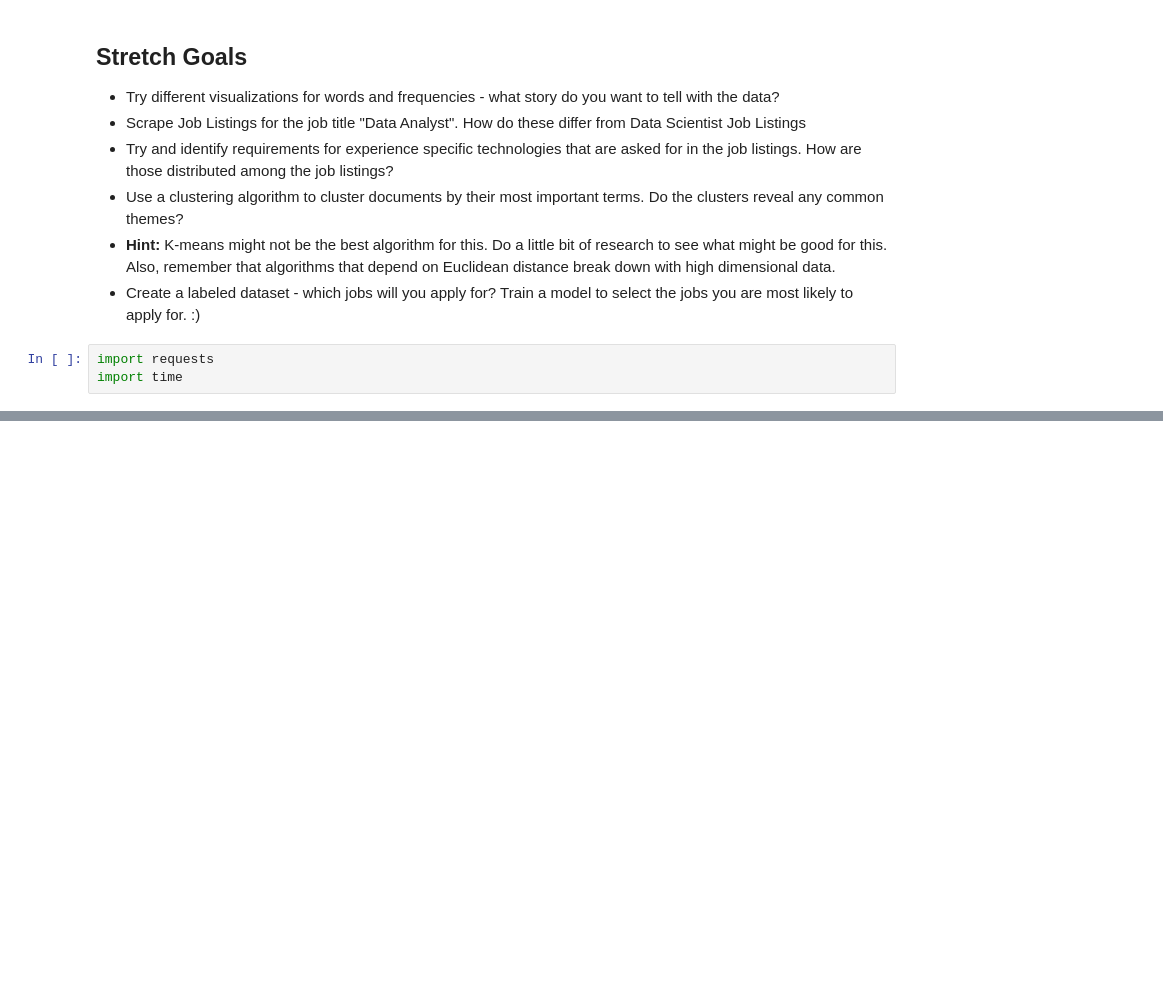
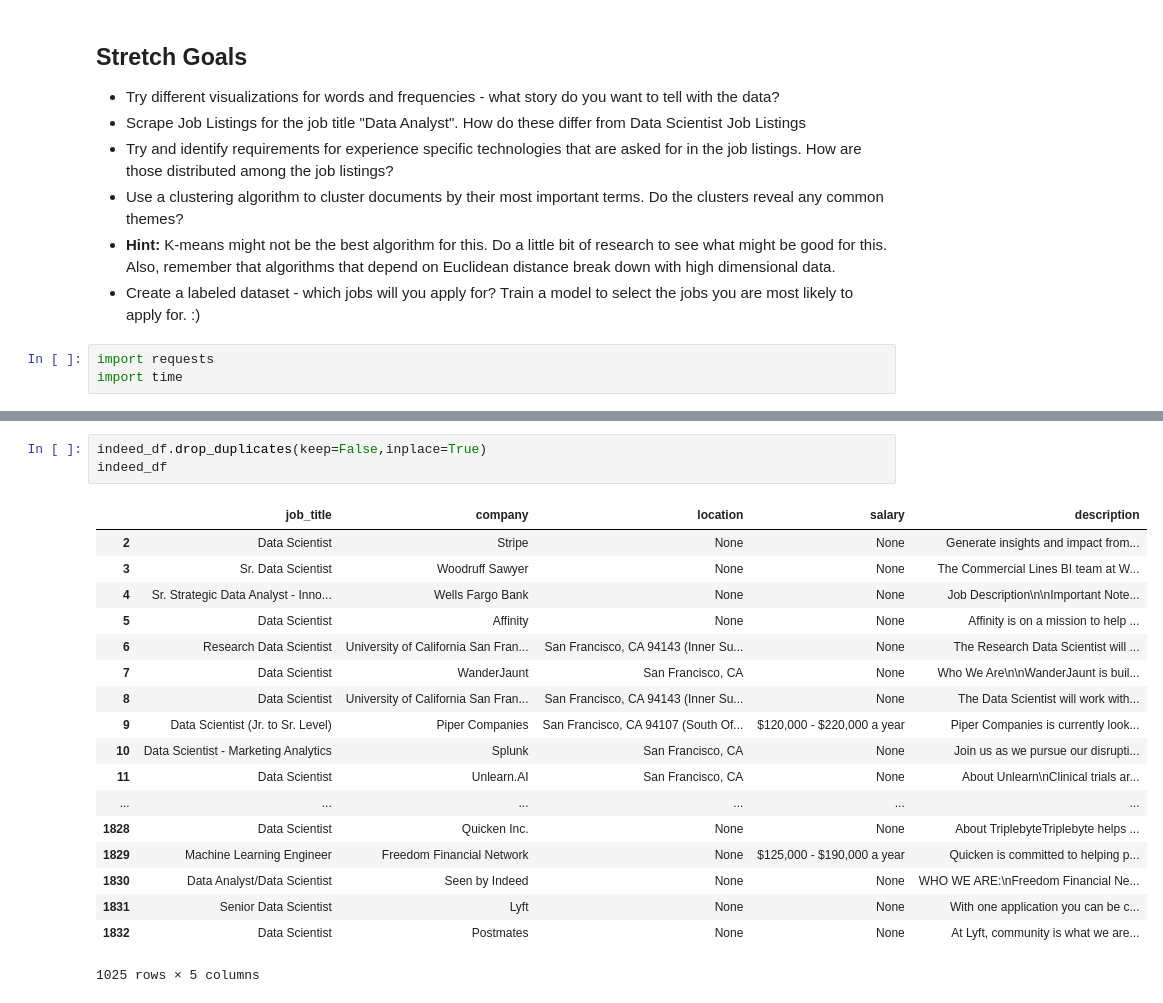
Before and after one commit to JimKing100/DS-Unit-4-Sprint-1-NLP, a Jupyter notebook: module2-vector-representations/LS_DS_412_Vector_Representations_Assignment.ipynb, the cells around one changed output, grey strips where cells are left out. Saved outputs shown, nothing was run; the diff lists cells and outputs as text; blank space fills up the shorter version.

```diff
--- a/module2-vector-representations/LS_DS_412_Vector_Representations_Assignment.ipynb
+++ b/module2-vector-representations/LS_DS_412_Vector_Representations_Assignment.ipynb
@@ -602,0 +613,22 @@ indeed_df.tail(100)
+# %%
+indeed_df.drop_duplicates(keep=False,inplace=True)
+indeed_df
+# %% [output]
+|  | job_title | company | location | salary | description |
+| 2 | Data Scientist | Stripe | None | None | Generate insights and impact from... |
+| 3 | Sr. Data Scientist | Woodruff Sawyer | None | None | The Commercial Lines BI team at W... |
+| 4 | Sr. Strategic Data Analyst - Inno... | Wells Fargo Bank | None | None | Job Description\n\nImportant Note... |
+| 5 | Data Scientist | Affinity | None | None | Affinity is on a mission to help ... |
+| 6 | Research Data Scientist | University of California San Fran... | San Francisco, CA 94143 (Inner Su... | None | The Research Data Scientist will ... |
+| 7 | Data Scientist | WanderJaunt | San Francisco, CA | None | Who We Are\n\nWanderJaunt is buil... |
+| 8 | Data Scientist | University of California San Fran... | San Francisco, CA 94143 (Inner Su... | None | The Data Scientist will work with... |
+| 9 | Data Scientist (Jr. to Sr. Level) | Piper Companies | San Francisco, CA 94107 (South Of... | $120,000 - $220,000 a year | Piper Companies is currently look... |
+| 10 | Data Scientist - Marketing Analytics | Splunk | San Francisco, CA | None | Join us as we pursue our disrupti... |
+| 11 | Data Scientist | Unlearn.AI | San Francisco, CA | None | About Unlearn\nClinical trials ar... |
+| ... | ... | ... | ... | ... | ... |
+| 1828 | Data Scientist | Quicken Inc. | None | None | About TriplebyteTriplebyte helps ... |
+| 1829 | Machine Learning Engineer | Freedom Financial Network | None | $125,000 - $190,000 a year | Quicken is committed to helping p... |
+| 1830 | Data Analyst/Data Scientist | Seen by Indeed | None | None | WHO WE ARE:\nFreedom Financial Ne... |
+| 1831 | Senior Data Scientist | Lyft | None | None | With one application you can be c... |
+| 1832 | Data Scientist | Postmates | None | None | At Lyft, community is what we are... |
+1025 rows × 5 columns
```
Also changed, not shown: parts of 14 cells of this notebook.
